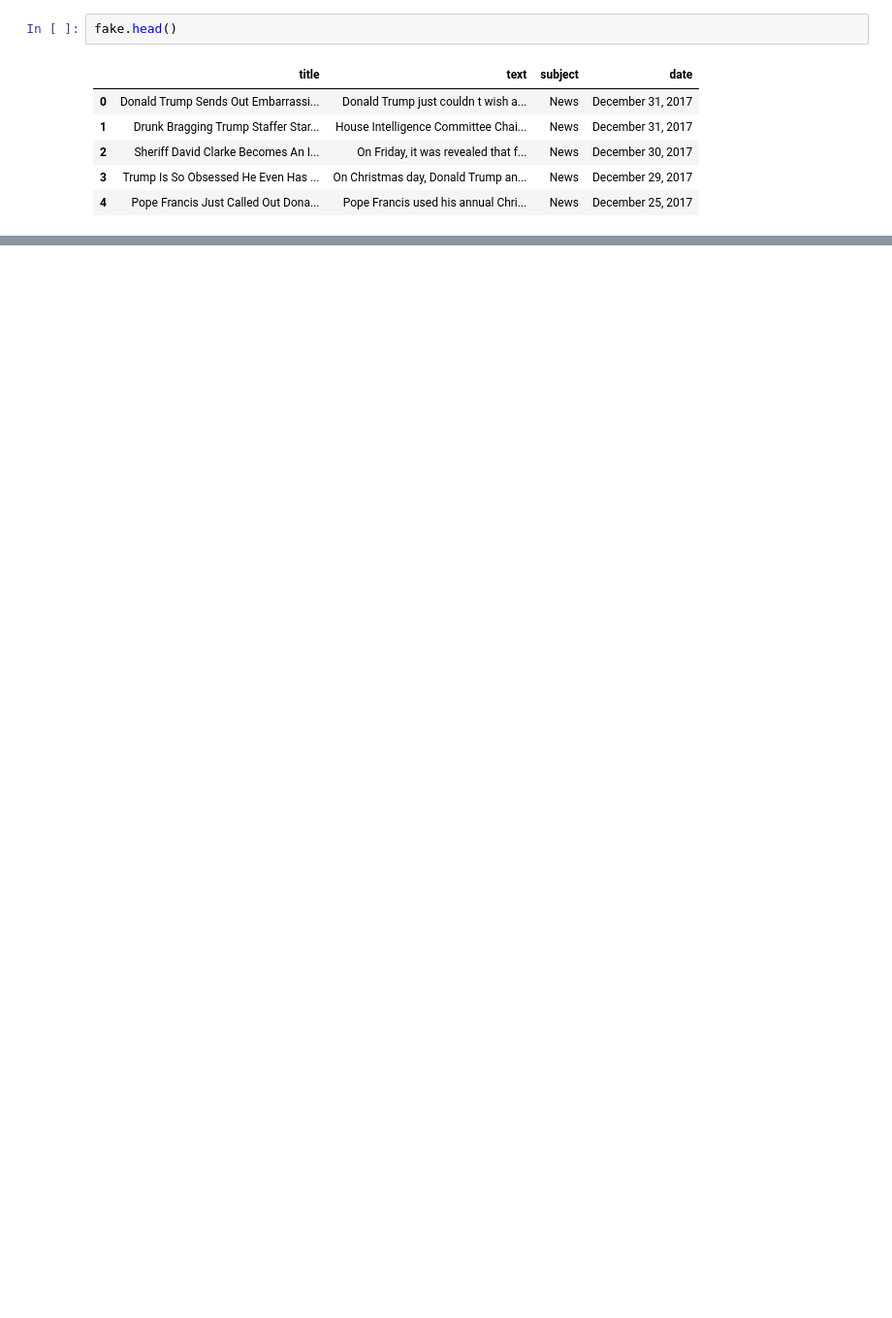
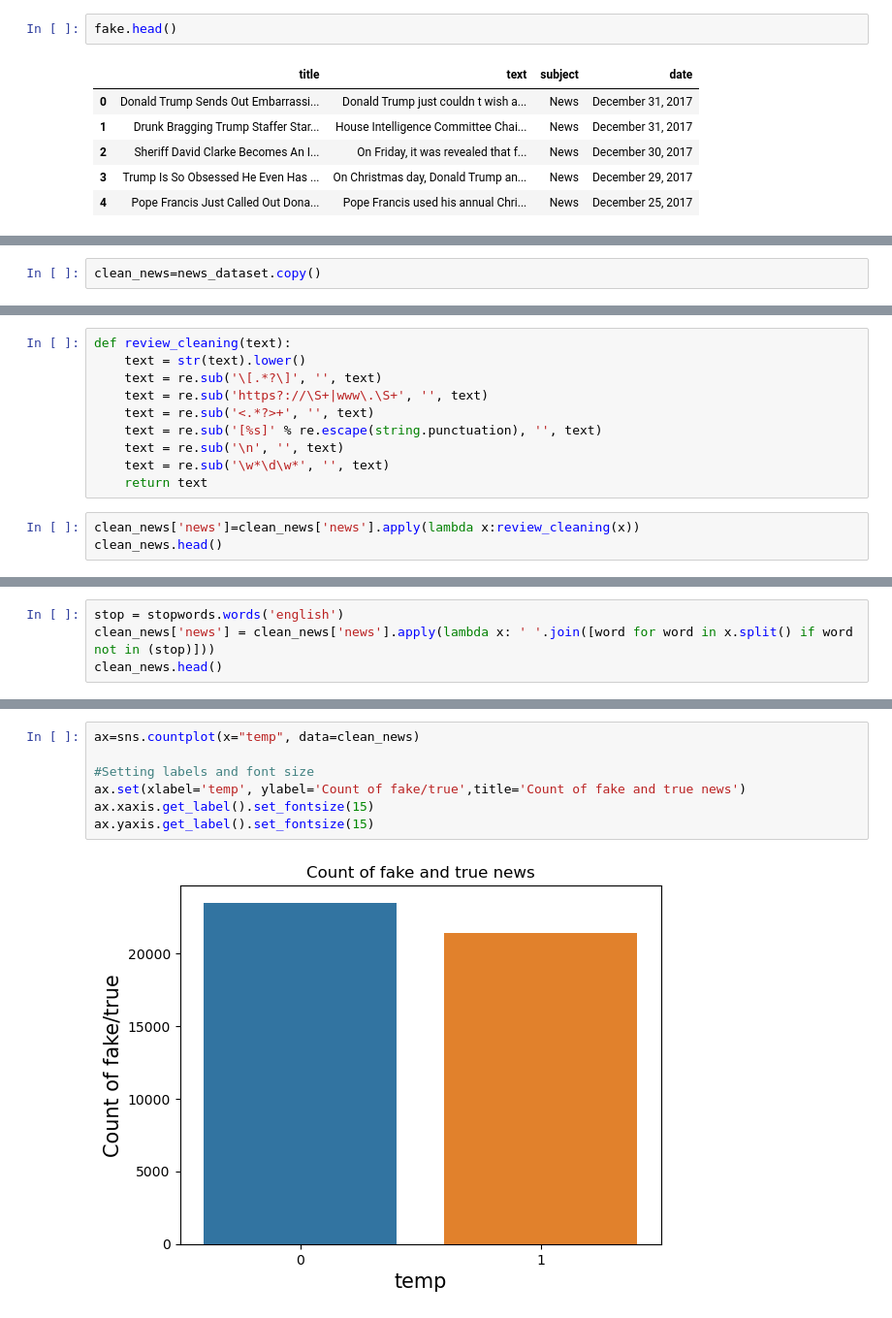
Before and after one commit to yadalaa/Fake-News-Detection, a Jupyter notebook: Model_training.ipynb, the cells around one changed output, grey strips where cells are left out. Shown at 97% size. Saved outputs shown, nothing was run; the diff lists cells and outputs as text; blank space fills up the shorter version.

```diff
--- a/Model_training.ipynb
+++ b/Model_training.ipynb
@@ -141,0 +118,2 @@ ROC AUC Score for KNN: 0.9146750450302482
+# %%
+clean_news=news_dataset.copy()
@@ -141,0 +122,13 @@ ROC AUC Score for KNN: 0.9146750450302482
+# %%
+def review_cleaning(text):
+    text = str(text).lower()
+    text = re.sub('\[.*?\]', '', text)
+    text = re.sub('https?://\S+|www\.\S+', '', text)
+    text = re.sub('<.*?>+', '', text)
+    text = re.sub('[%s]' % re.escape(string.punctuation), '', text)
+    text = re.sub('\n', '', text)
+    text = re.sub('\w*\d\w*', '', text)
+    return text
+# %%
+clean_news['news']=clean_news['news'].apply(lambda x:review_cleaning(x))
+clean_news.head()
@@ -141,0 +142,4 @@ ROC AUC Score for KNN: 0.9146750450302482
+# %%
+stop = stopwords.words('english')
+clean_news['news'] = clean_news['news'].apply(lambda x: ' '.join([word for word in x.split() if word not in (stop)]))
+clean_news.head()
@@ -141,0 +153,9 @@ ROC AUC Score for KNN: 0.9146750450302482
+# %%
+ax=sns.countplot(x="temp", data=clean_news)
+
+#Setting labels and font size
+ax.set(xlabel='temp', ylabel='Count of fake/true',title='Count of fake and true news')
+ax.xaxis.get_label().set_fontsize(15)
+ax.yaxis.get_label().set_fontsize(15)
+# %% [output]
+[figure, added]
```
Also changed, not shown: parts of 42 cells of this notebook, 3 other files.
